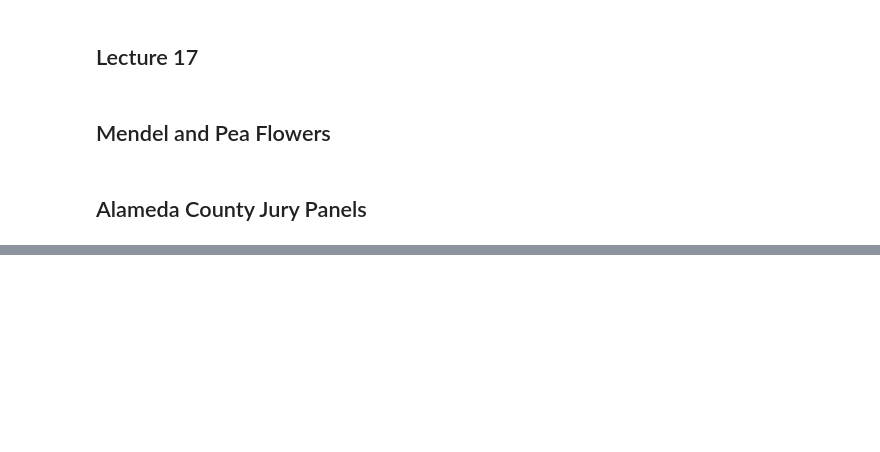
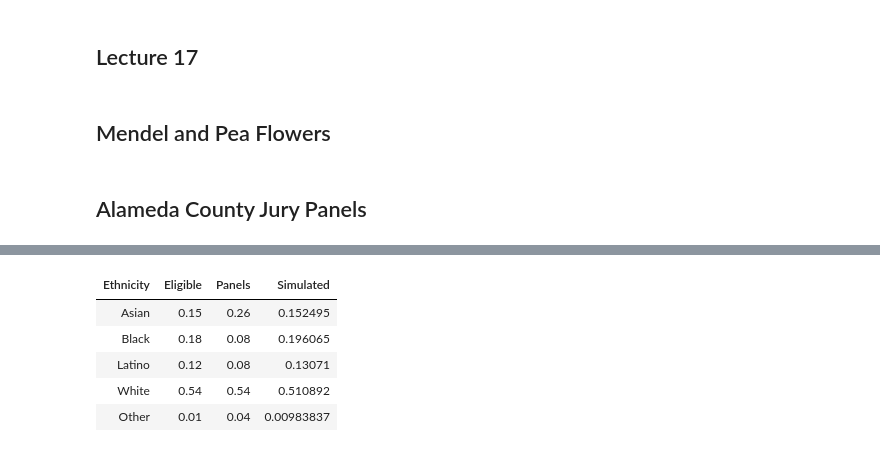
Before and after one commit to data-8/materials-sp19, a Jupyter notebook: lec/lec17.ipynb, the cells around one changed output, grey strips where cells are left out. Saved outputs shown, nothing was run; the diff lists cells and outputs as text; code cells hidden in the pictures; blank space fills up the shorter version.

```diff
--- a/lec/lec17.ipynb
+++ b/lec/lec17.ipynb
@@ -49,0 +63,10 @@ counties
+# %%
+jury_with_simulated = jury.with_column('Simulated', simulated)
+jury_with_simulated
+# %% [output]
+| Ethnicity | Eligible | Panels | Simulated |
+| Asian | 0.15 | 0.26 | 0.152495 |
+| Black | 0.18 | 0.08 | 0.196065 |
+| Latino | 0.12 | 0.08 | 0.13071 |
+| White | 0.54 | 0.54 | 0.510892 |
+| Other | 0.01 | 0.04 | 0.00983837 |
```
Also changed, not shown: parts of 13 cells of this notebook.
